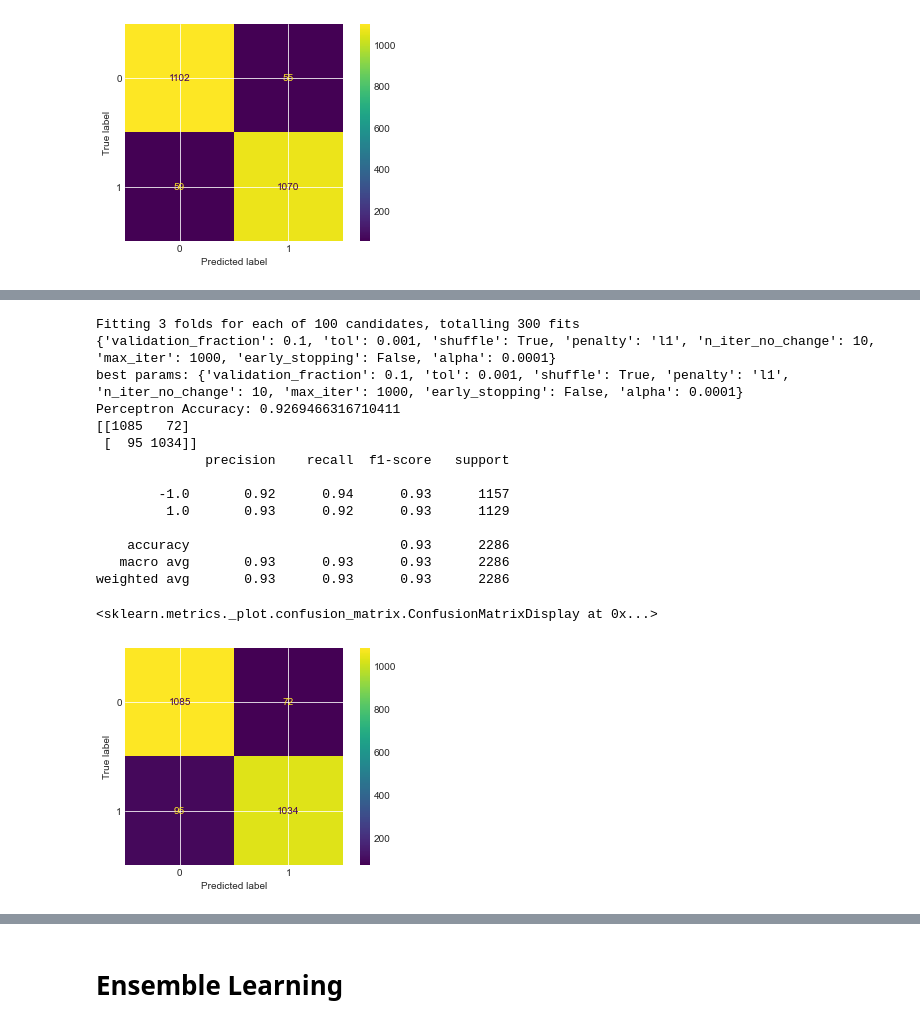
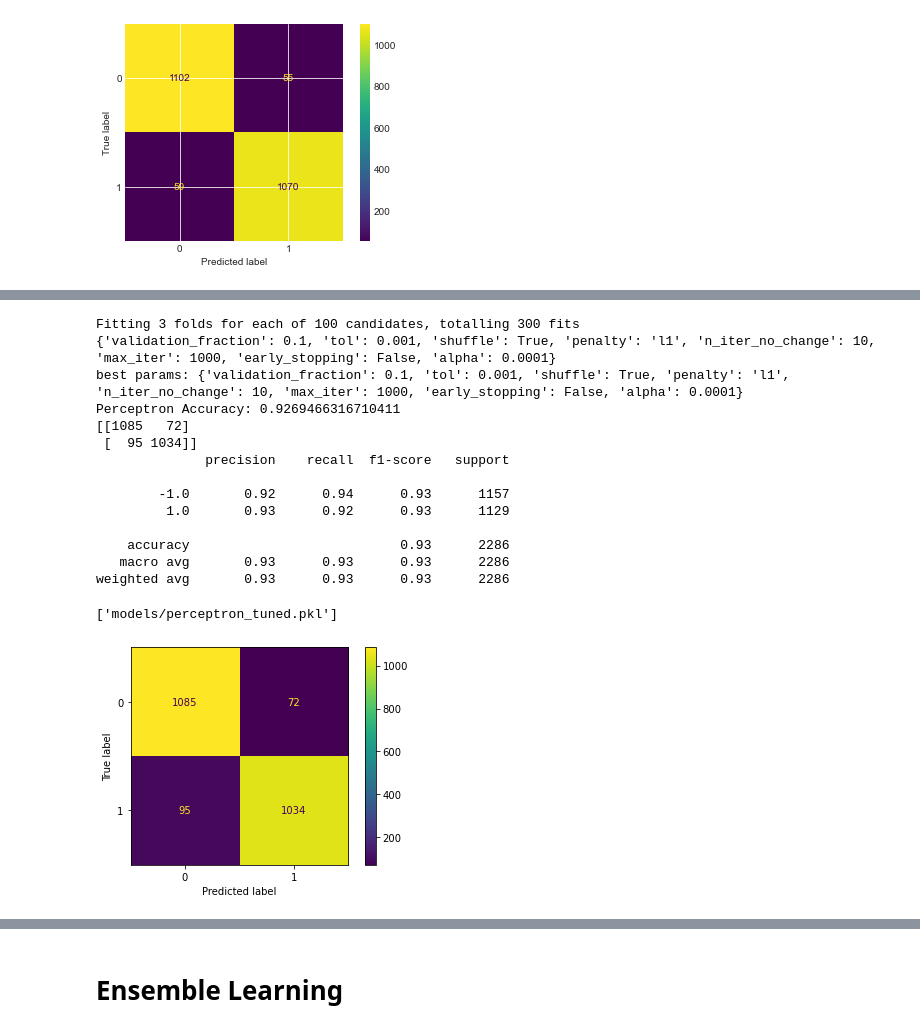
Before and after one commit to Mamdouh-Attia/Web-page-Phishing-Detection, a Jupyter notebook: Hyperparameter_tuning_workflow_notebook_experiment2.ipynb, the cells around one changed output, grey strips where cells are left out. Drawn from its saved outputs; the diff is of its cells as text; code cells hidden in the pictures.

```diff
--- a/Hyperparameter_tuning_workflow_notebook_experiment2.ipynb
+++ b/Hyperparameter_tuning_workflow_notebook_experiment2.ipynb
@@ -581,37 +603,37 @@ perceptron_random.fit(X_train, y_train)
 print(perceptron_random.best_params_)
 y_pred = perceptron_random.predict(X_test)
 acc_perceptron = accuracy_score(y_test, y_pred)
-
+perceptron = perceptron_random.best_estimator_
 
 #without hyperparameter tuning
 # perceptron = Perceptron(max_iter=1000, tol=1e-3)
 # perceptron.fit(X_train, y_train)
 # y_pred = perceptron.predict(X_test)
 # acc_perceptron = accuracy_score(y_test, y_pred)
 print('best params:', perceptron_random.best_params_)
 print('Perceptron Accuracy:', acc_perceptron)
 print(confusion_matrix(y_test, y_pred))
 print(classification_report(y_test, y_pred))
 ConfusionMatrixDisplay(confusion_matrix(y_test, y_pred)).plot()
 # save the model to pkl file
 joblib.dump(perceptron_random.best_estimator_, 'models/perceptron_tuned.pkl')
 # %% [output]
 Fitting 3 folds for each of 100 candidates, totalling 300 fits
 {'validation_fraction': 0.1, 'tol': 0.001, 'shuffle': True, 'penalty': 'l1', 'n_iter_no_change': 10, 'max_iter': 1000, 'early_stopping': False, 'alpha': 0.0001}
 best params: {'validation_fraction': 0.1, 'tol': 0.001, 'shuffle': True, 'penalty': 'l1', 'n_iter_no_change': 10, 'max_iter': 1000, 'early_stopping': False, 'alpha': 0.0001}
 Perceptron Accuracy: 0.9269466316710411
 [[1085   72]
  [  95 1034]]
               precision    recall  f1-score   support
 
         -1.0       0.92      0.94      0.93      1157
          1.0       0.93      0.92      0.93      1129
 
     accuracy                           0.93      2286
    macro avg       0.93      0.93      0.93      2286
 weighted avg       0.93      0.93      0.93      2286
-<sklearn.metrics._plot.confusion_matrix.ConfusionMatrixDisplay at 0x...>
+['models/perceptron_tuned.pkl']
-[figure, old version]
+[figure, new version]
 # %%
 # Linear SVC
 #hyperparameter tuning
```
Also changed, not shown: parts of 18 cells of this notebook, 13 other files.
